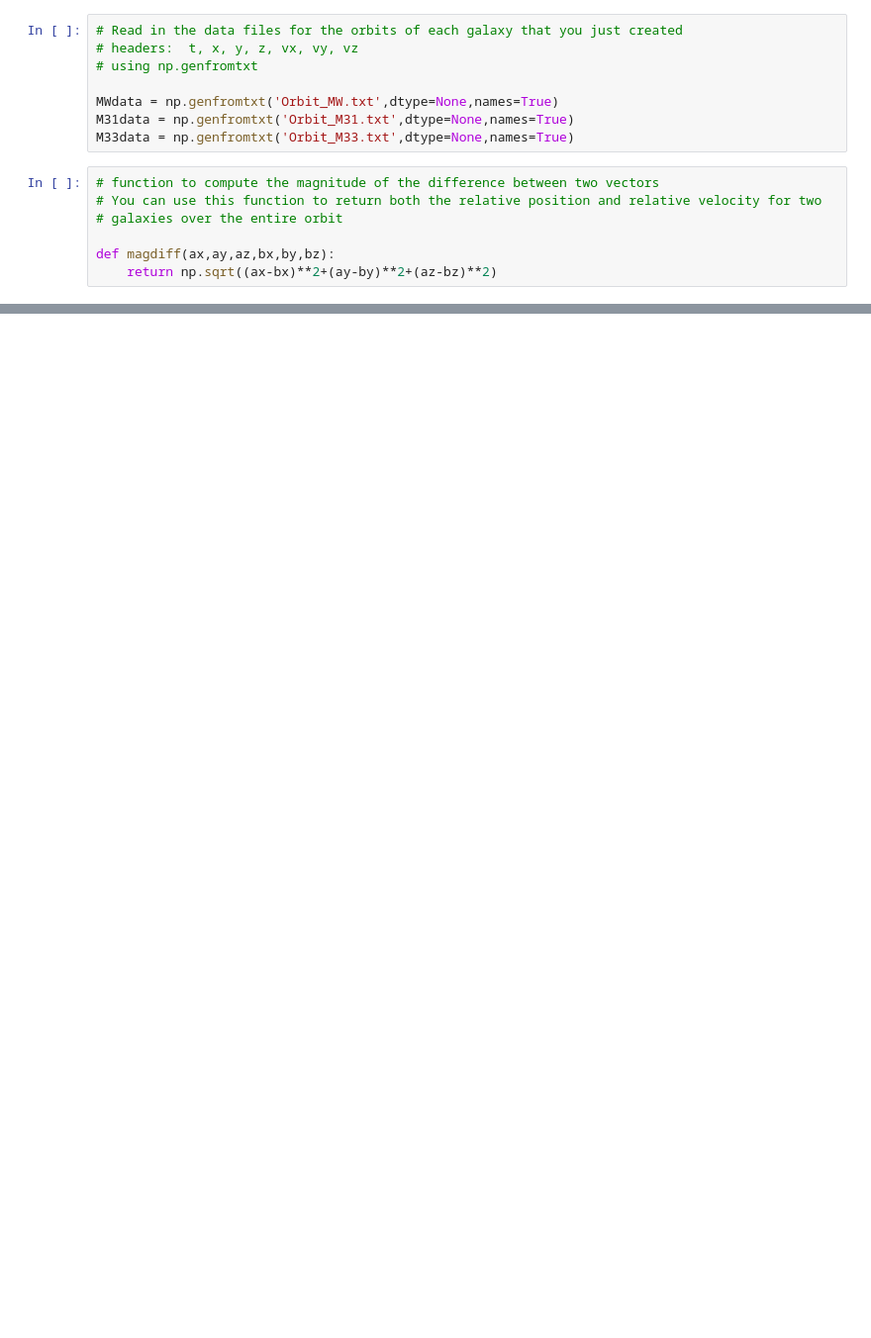
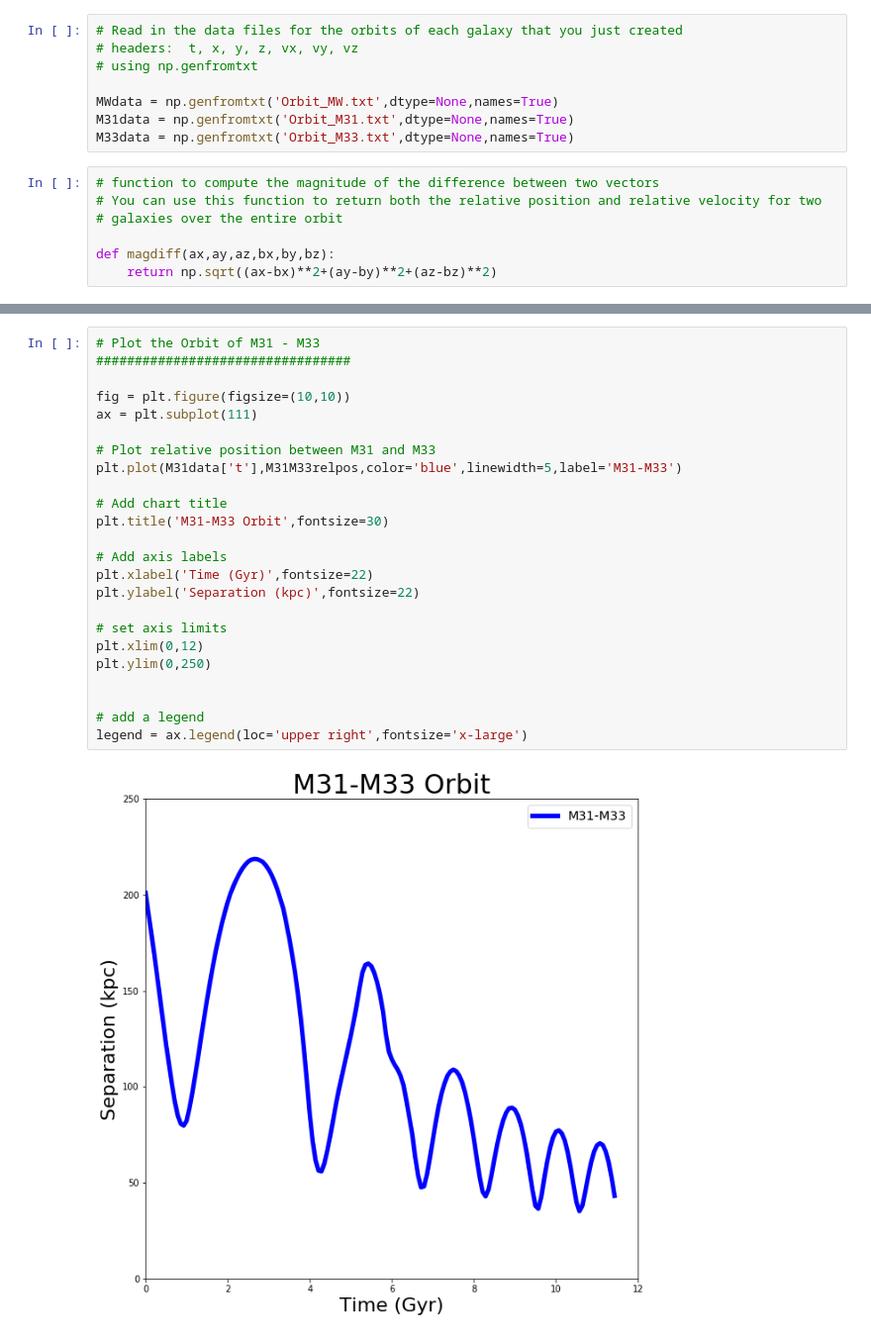
Before and after one commit to acorgan/400B_Corgan, a Jupyter notebook: Homeworks/Homework6/OrbitCOM.ipynb, the cells around one changed output, grey strips where cells are left out. Shown at 99% size. Drawn from its saved outputs; the diff is of its cells as text; blank space fills up the shorter version.

```diff
--- a/Homeworks/Homework6/OrbitCOM.ipynb
+++ b/Homeworks/Homework6/OrbitCOM.ipynb
@@ -215,0 +247,26 @@ array([-476.48, -472.71, -468.6 ,     nan, -460.14, -454.33,     nan,
+# %%
+# Plot the Orbit of M31 - M33
+#################################
+
+fig = plt.figure(figsize=(10,10))
+ax = plt.subplot(111)
+
+# Plot relative position between M31 and M33
+plt.plot(M31data['t'],M31M33relpos,color='blue',linewidth=5,label='M31-M33')
+
+# Add chart title
+plt.title('M31-M33 Orbit',fontsize=30)
+
+# Add axis labels
+plt.xlabel('Time (Gyr)',fontsize=22)
+plt.ylabel('Separation (kpc)',fontsize=22)
+
+# set axis limits
+plt.xlim(0,12)
+plt.ylim(0,250)
+
+
+# add a legend
+legend = ax.legend(loc='upper right',fontsize='x-large')
+# %% [output]
+[figure, added]
```
Also changed, not shown: parts of 21 cells of this notebook.
